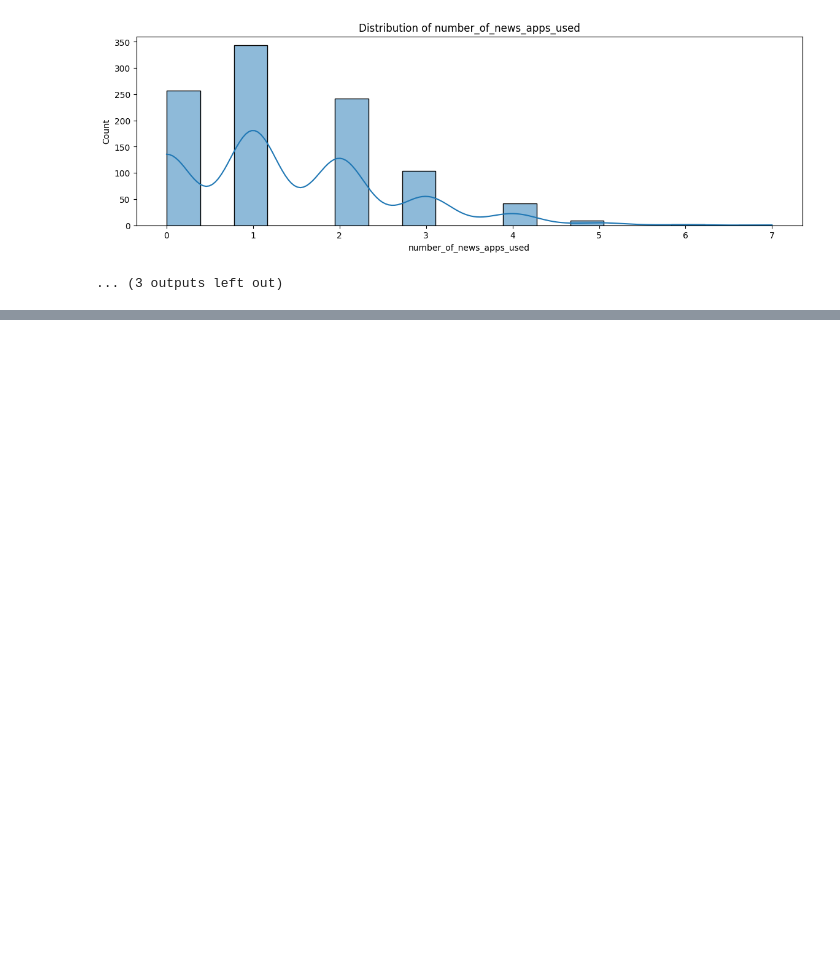
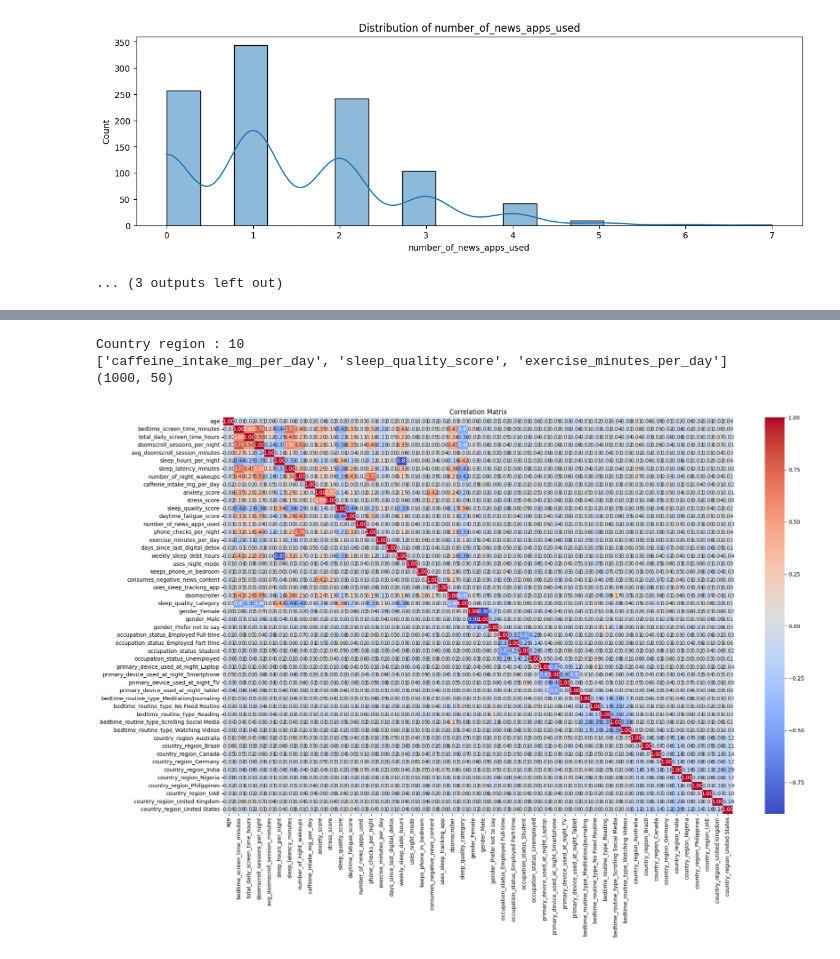
Before and after one commit to tiopramana/machine_learning, a Jupyter notebook: Project/DoomScrolling_Habits/main.ipynb, the cells around one changed output, grey strips where cells are left out. Saved outputs shown, nothing was run; the diff lists cells and outputs as text; code cells hidden in the pictures; blank space fills up the shorter version.

```diff
--- a/Project/DoomScrolling_Habits/main.ipynb
+++ b/Project/DoomScrolling_Habits/main.ipynb
@@ -97,0 +111,44 @@ for col in num_cols[:10]:
+# %%
+binary_cols = [
+    'uses_night_mode', 'keeps_phone_in_bedroom',
+    'consumes_negative_news_content', 'uses_sleep_tracking_app',
+    'doomscroller'
+]
+
+for col in binary_cols:
+    dfe[col] = dfe[col].map({"Yes" : 1, "No" : 0})
+
+dfe['sleep_quality_category'] = dfe['sleep_quality_category'].map({'Poor': 0, 'Fair': 1, 'Good': 2})
+
+print(f"Country region : {dfe['country_region'].nunique()}")
+
+ohe = ['gender', 'occupation_status',
+            'primary_device_used_at_night', 'bedtime_routine_type']
+
+if dfe['country_region'].nunique() < 20:
+    ohe.append('country_region')
+else:
+    dfe = dfe.drop('country_region', axis=1)
+    print("country_region dropped — too many unique values")
+
+dfe = pd.get_dummies(dfe, columns=ohe, dtype=int)
+
+print(dfe.select_dtypes(include=['str', 'object']).columns.tolist())
+print(dfe.shape)
+# %% [output]
+Country region : 10
+['caffeine_intake_mg_per_day', 'sleep_quality_score', 'exercise_minutes_per_day']
+(1000, 50)
+# %%
+# Heatmap Seaborn
+
+plt.figure(figsize=(20,14))
+
+sns.heatmap(dfe.corr(), annot=True, cmap='coolwarm', fmt='.2f')
+
+plt.title('Correlation Matrix')
+
+plt.tight_layout()
+plt.show()
+# %% [output]
+[figure, added]
```
Also changed, not shown: parts of 8 cells of this notebook, 1 other file.
